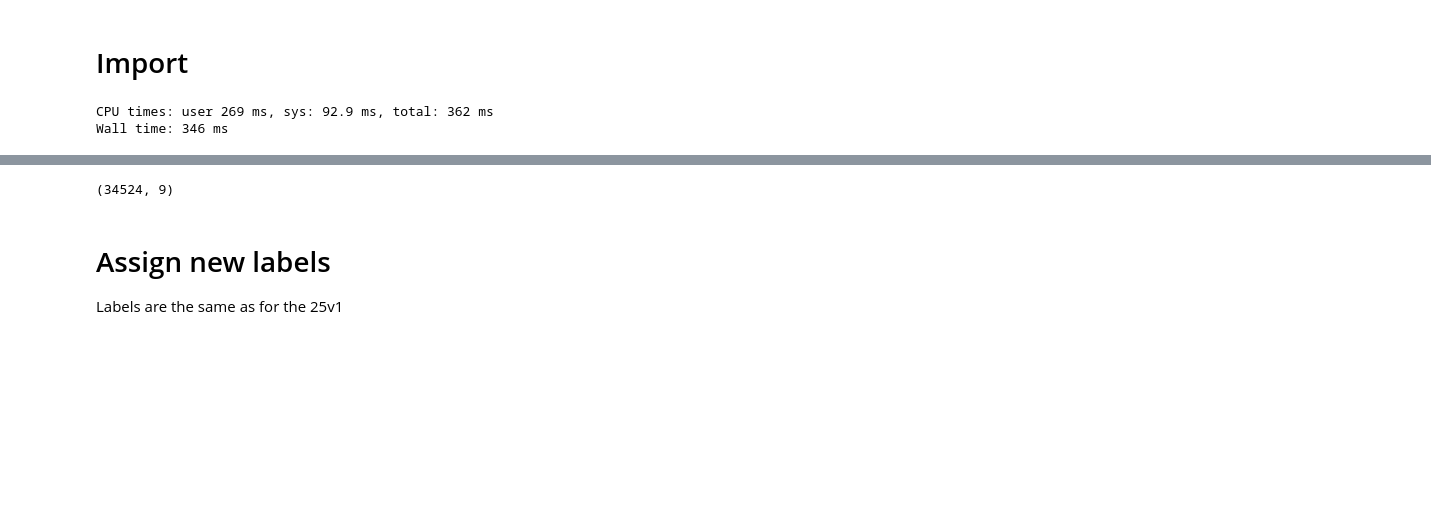
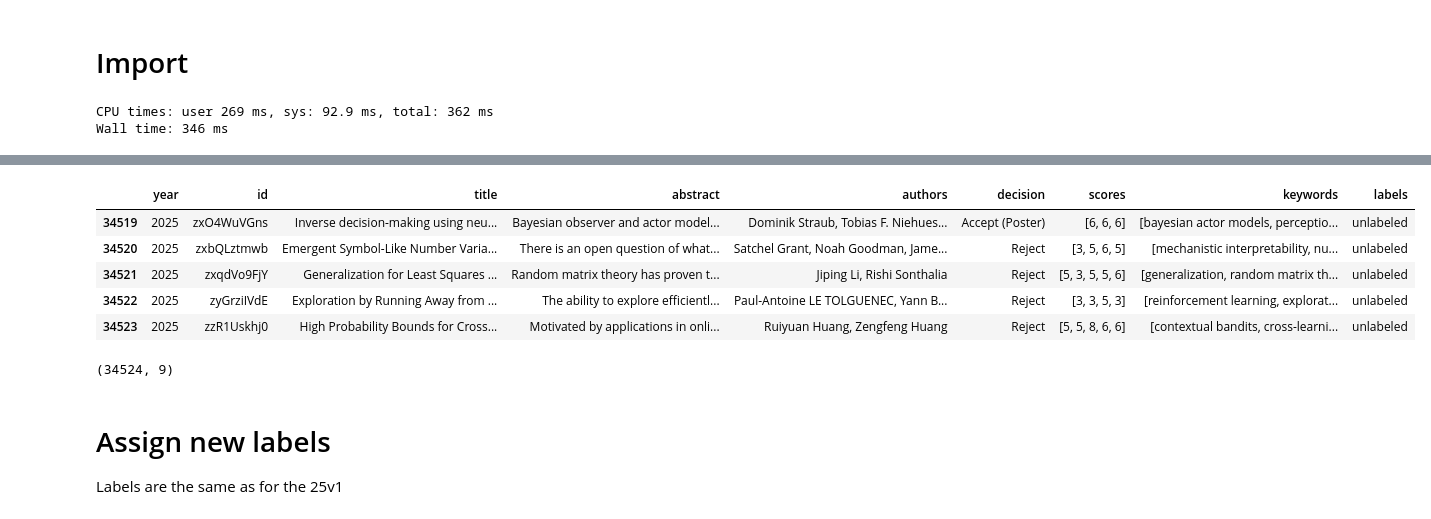
Before and after one commit to berenslab/iclr-dataset, a Jupyter notebook: scripts/15-rgm-create-labels-2025v2.ipynb, the cells around one changed output, grey strips where cells are left out. Saved outputs shown, nothing was run; the diff lists cells and outputs as text; code cells hidden in the pictures; blank space fills up the shorter version.

```diff
--- a/scripts/15-rgm-create-labels-2025v2.ipynb
+++ b/scripts/15-rgm-create-labels-2025v2.ipynb
@@ -94,3 +94,14 @@ iclr.head()
+# %%
+iclr["keywords"] = iclr["keywords"].apply(lambda x: [s.lower() for s in x])
+# %%
+iclr.tail()
+# %% [output]
+|  | year | id | title | abstract | authors | decision | scores | keywords | labels |
+| 34519 | 2025 | zxO4WuVGns | Inverse decision-making using neu... | Bayesian observer and actor model... | Dominik Straub, Tobias F. Niehues... | Accept (Poster) | [6, 6, 6] | [bayesian actor models, perceptio... | unlabeled |
+| 34520 | 2025 | zxbQLztmwb | Emergent Symbol-Like Number Varia... | There is an open question of what... | Satchel Grant, Noah Goodman, Jame... | Reject | [3, 5, 6, 5] | [mechanistic interpretability, nu... | unlabeled |
+| 34521 | 2025 | zxqdVo9FjY | Generalization for Least Squares ... | Random matrix theory has proven t... | Jiping Li, Rishi Sonthalia | Reject | [5, 3, 5, 5, 6] | [generalization, random matrix th... | unlabeled |
+| 34522 | 2025 | zyGrziIVdE | Exploration by Running Away from ... | The ability to explore efficientl... | Paul-Antoine LE TOLGUENEC, Yann B... | Reject | [3, 3, 5, 3] | [reinforcement learning, explorat... | unlabeled |
+| 34523 | 2025 | zzR1Uskhj0 | High Probability Bounds for Cross... | Motivated by applications in onli... | Ruiyuan Huang, Zengfeng Huang | Reject | [5, 5, 8, 6, 6] | [contextual bandits, cross-learni... | unlabeled |
 # %%
 iclr.shape
 # %% [output]
```
Also changed, not shown: parts of 5 cells of this notebook, 2 other files.
